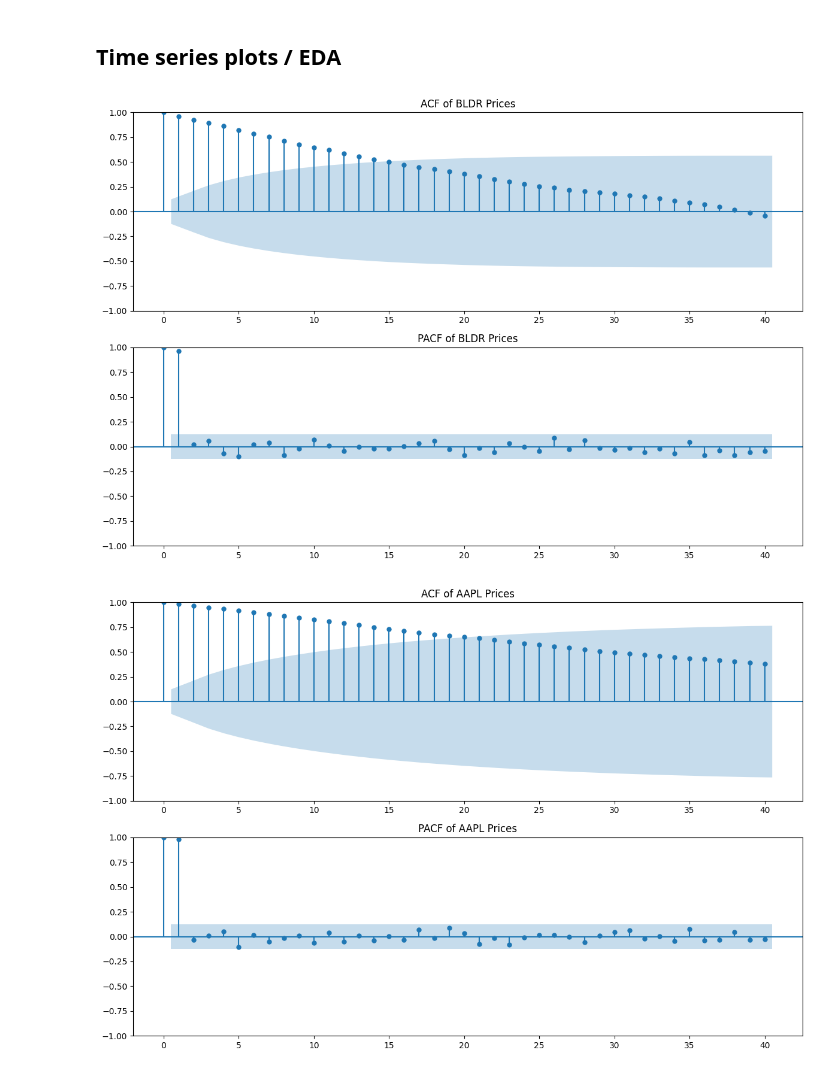
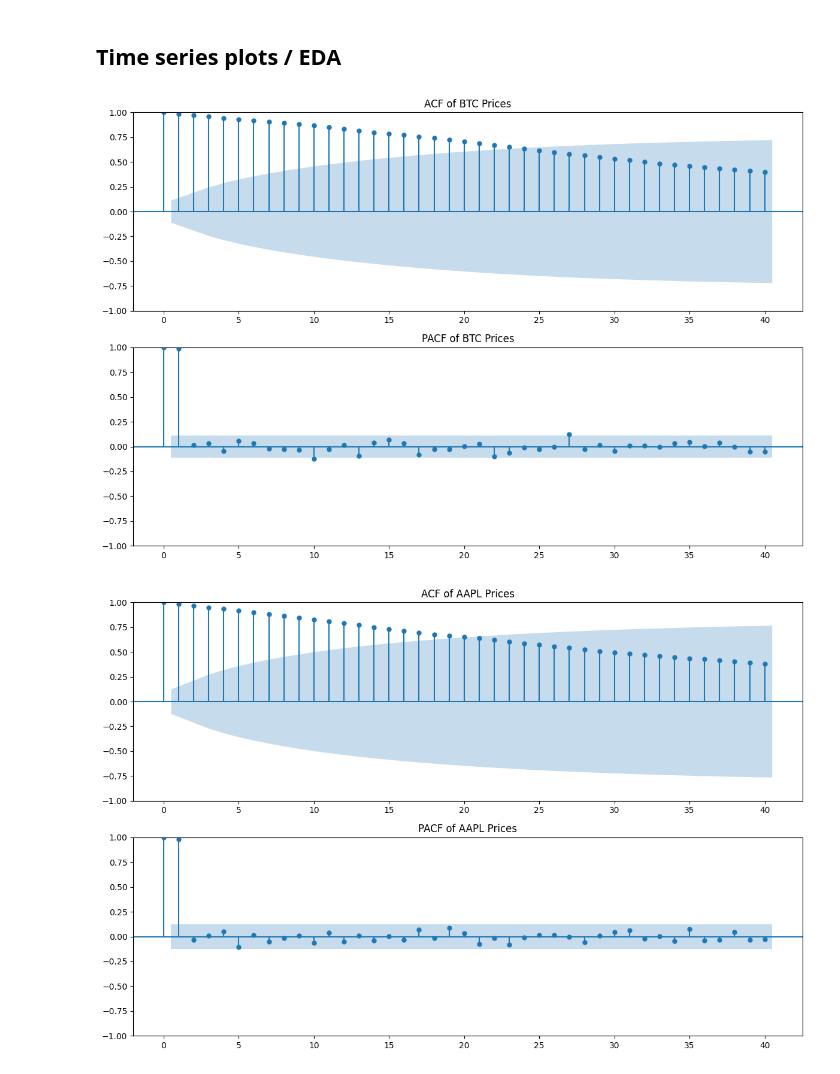
Before and after one commit to shaeanneeu/cryptoto, a Jupyter notebook: notebooks/shae_timeseries.ipynb, the cells around one changed output. Saved outputs shown, nothing was run; the diff lists cells and outputs as text; code cells hidden in the pictures.

```diff
--- a/notebooks/shae_timeseries.ipynb
+++ b/notebooks/shae_timeseries.ipynb
@@ -23,8 +23,6 @@ nci_prices = pd \
 
 # Left join on S&P
 data = pd.merge(sp500_prices, nci_prices, on="date", how="left")
-data = data[data.index >= "2024-03-01"]
-data = data[data.index <= "2025-02-28"]
 
 data.head(3)
 # %% [output]
@@ -209,18 +207,18 @@ plot_daily_returns(data, 'BLDR')
 # %%
 # Plot ACF and PACF
 fig, ax = plt.subplots(2, 1, figsize=(12, 8))
 
-plot_acf(data['BLDR'].dropna(), ax=ax[0], lags=40)
-ax[0].set_title("ACF of BLDR Prices")
+plot_acf(data['BTC-USD'].dropna(), ax=ax[0], lags=40)
+ax[0].set_title("ACF of BTC Prices")
 
-plot_pacf(data['BLDR'].dropna(), ax=ax[1], lags=40)
-ax[1].set_title("PACF of BLDR Prices")
+plot_pacf(data['BTC-USD'].dropna(), ax=ax[1], lags=40)
+ax[1].set_title("PACF of BTC Prices")
 
 plt.tight_layout()
-plt.savefig("../figures/BLDR_acf_pacf.png", dpi=300)
+plt.savefig("../figures/btc_acf_pacf.png", dpi=300)
 plt.show()
 # %% [output]
-[figure, old version]
+[figure, new version]
 # %%
 for asset in portfolio["asset"]:
     fig, ax = plt.subplots(2, 1, figsize=(12, 8))
```
Also changed, not shown: parts of 7 cells of this notebook.
